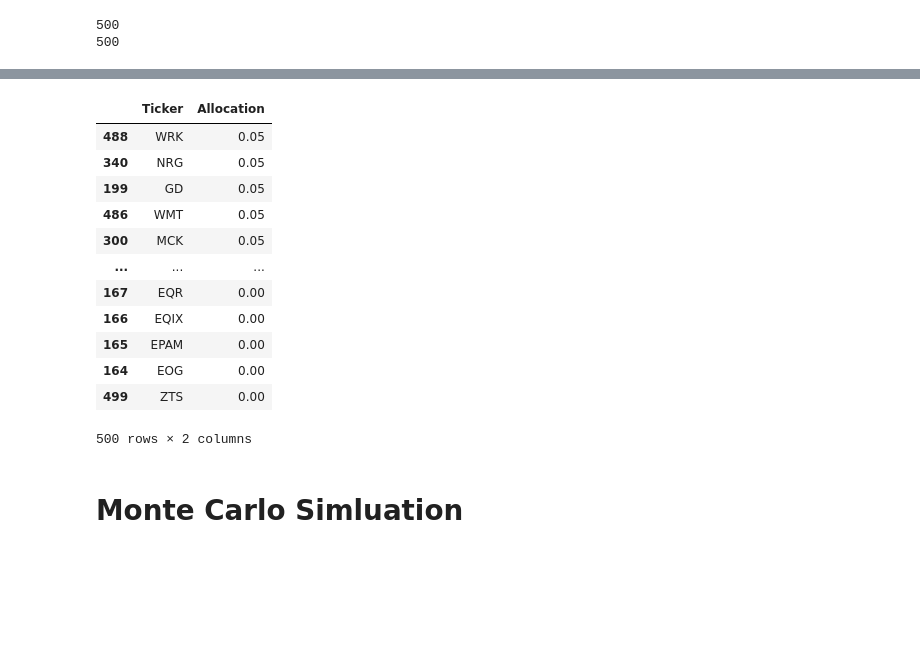
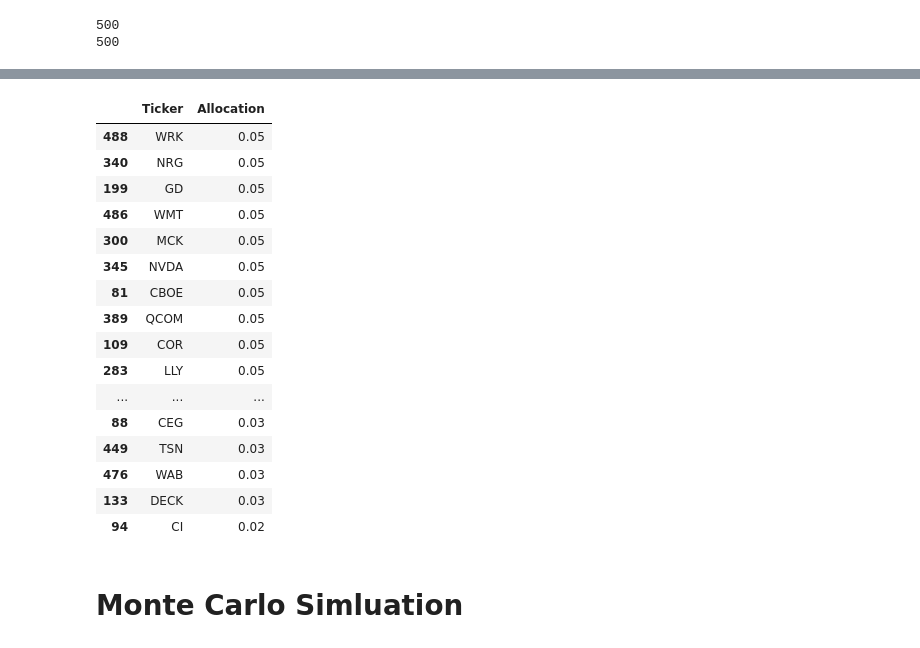
Before and after one commit to stoyhris/markowitz, a Jupyter notebook: markowitz.ipynb, the cells around one changed output, grey strips where cells are left out. Drawn from its saved outputs; the diff is of its cells as text; code cells hidden in the pictures; blank space fills up the shorter version.

```diff
--- a/markowitz.ipynb
+++ b/markowitz.ipynb
@@ -163,5 +163,5 @@ print(stdev)
 roundedWeights = [np.round(x,2) for x in allocation]
 d = {"Ticker": stockList, "Allocation":roundedWeights}
 df = pd.DataFrame(data = d)
-df.sort_values(by="Allocation",ascending=False)
+df.sort_values(by="Allocation",ascending=False).head(20)
 # %% [output]
@@ -169,16 +169,20 @@ df.sort_values(by="Allocation",ascending=False)
 |  | Ticker | Allocation |
 | 488 | WRK | 0.05 |
 | 340 | NRG | 0.05 |
 | 199 | GD | 0.05 |
 | 486 | WMT | 0.05 |
 | 300 | MCK | 0.05 |
+| 345 | NVDA | 0.05 |
+| 81 | CBOE | 0.05 |
+| 389 | QCOM | 0.05 |
+| 109 | COR | 0.05 |
+| 283 | LLY | 0.05 |
 | ... | ... | ... |
-| 167 | EQR | 0.00 |
-| 166 | EQIX | 0.00 |
-| 165 | EPAM | 0.00 |
-| 164 | EOG | 0.00 |
-| 499 | ZTS | 0.00 |
+| 88 | CEG | 0.03 |
+| 449 | TSN | 0.03 |
+| 476 | WAB | 0.03 |
+| 133 | DECK | 0.03 |
+| 94 | CI | 0.02 |
-500 rows × 2 columns
 # %% [markdown]
 # Monte Carlo Simluation
 # %%
```
Also changed, not shown: parts of 5 cells of this notebook.
